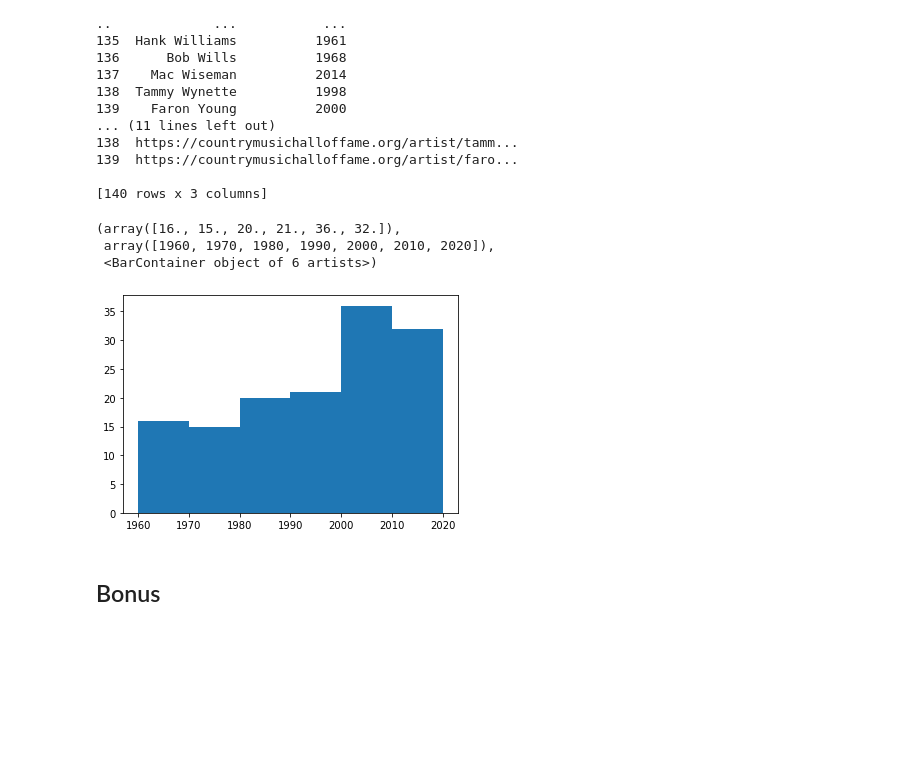
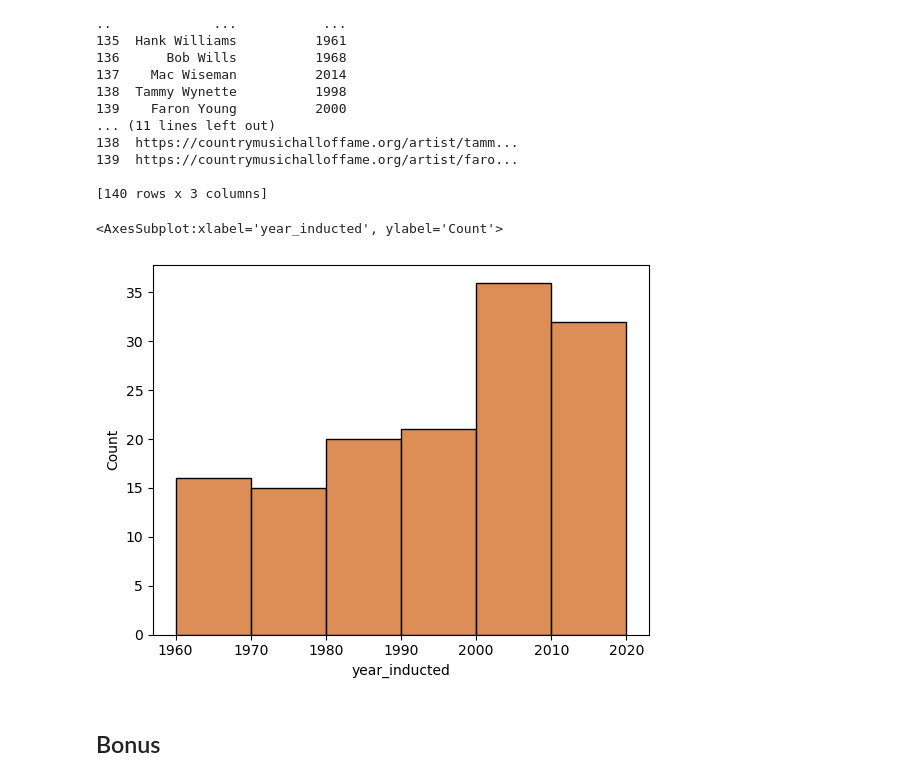
Before and after one commit to jrioross/country_music_hof_web_scraping_python, a Jupyter notebook: cmhf_web_scrape.ipynb, the cells around one changed output. Saved outputs shown, nothing was run; the diff lists cells and outputs as text; code cells hidden in the pictures; blank space fills up the shorter version.

Commit message:
recolored some graphs. presentation as ppt and pdf.

```diff
--- a/cmhf_web_scrape.ipynb
+++ b/cmhf_web_scrape.ipynb
@@ -150,12 +150,11 @@ cmhf_df['year_inducted'] = cmhf_df['year_inducted'].astype('int')
 
 [140 rows x 3 columns]
 # %%
-plt.hist(cmhf_df.year_inducted, bins = [1960, 1970, 1980, 1990, 2000, 2010, 2020])
+plt.style.use('default')
+sns.histplot(cmhf_df.year_inducted, bins = [1960, 1970, 1980, 1990, 2000, 2010, 2020], color = "chocolate")
 # %% [output]
-(array([16., 15., 20., 21., 36., 32.]),
- array([1960, 1970, 1980, 1990, 2000, 2010, 2020]),
- <BarContainer object of 6 artists>)
+<AxesSubplot:xlabel='year_inducted', ylabel='Count'>
-[figure, old version]
+[figure, new version]
 # %% [markdown]
 ## Bonus
 # %%
```
Also changed, not shown: parts of 9 cells of this notebook, 4 other files.
